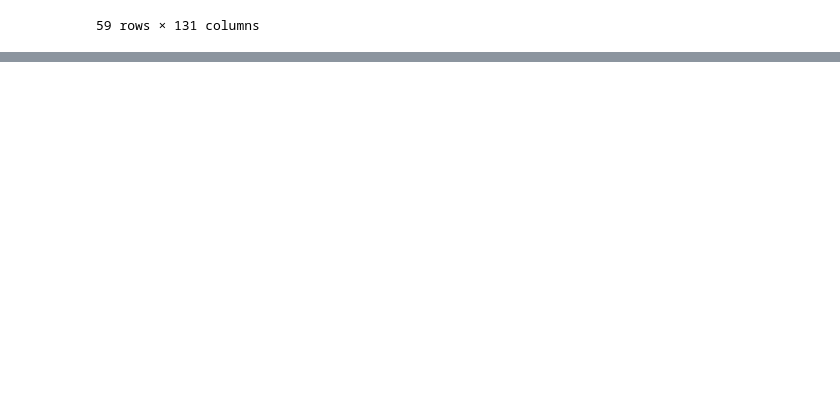
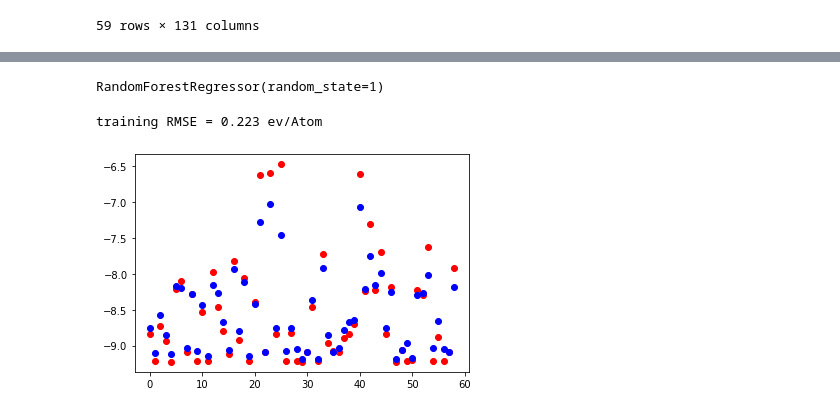
Before and after one commit to AyorindeTayo/Extracting-material-data-from-materials-project-using-API, a Jupyter notebook: Materialdata.ipynb, the cells around one changed output, grey strips where cells are left out. Cells and saved outputs as stored; diff of their text form; code cells hidden in the pictures; blank space fills up the shorter version.

```diff
--- a/Materialdata.ipynb
+++ b/Materialdata.ipynb
@@ -175,3 +175,6 @@ dfC
 | 57 | mp-569567 | -9.082420 | [[17.80812143 0. 0.89674234] C, [... | 3.767204e-267 | 1.538638e-254 | 3.087214e-242 | 3.043198e-230 | 1.473836e-218 | 3.507102e-207 | ... |
 | 58 | mp-1018088 | -7.922589 | [[-0.5154685 1.5464055 0.5154685]... | 7.866976e-123 | 4.844427e-115 | 1.645928e-107 | 3.085411e-100 | 3.191164e-93 | 1.821038e-86 | ... |
 59 rows × 131 columns
+# %%
+y= dfC['energy_per_atom'].values
+print(y)
@@ -177,0 +192,3 @@ dfC
+# %%
+X = dfC.drop(["material_id","energy_per_atom","structure"], axis=1)
+print(X)
@@ -177,0 +213,6 @@ dfC
+# %%
+from sklearn.ensemble import RandomForestRegressor
+rf=RandomForestRegressor(n_estimators=100, random_state=1)
+rf.fit(X,y)
+# %% [output]
+RandomForestRegressor(random_state=1)
@@ -177,0 +222,11 @@ dfC
+# %%
+y_pred = rf.predict(X)
+plt.plot(y,'ro')
+plt.plot(y_pred,'bo')
+from sklearn.metrics import mean_squared_error
+
+mse = mean_squared_error(y, y_pred)
+print('training RMSE = {:.3f} ev/Atom'.format(np.sqrt(mse)))
+# %% [output]
+training RMSE = 0.223 ev/Atom
+[figure, added]
```
Also changed, not shown: parts of 3 cells of this notebook.
